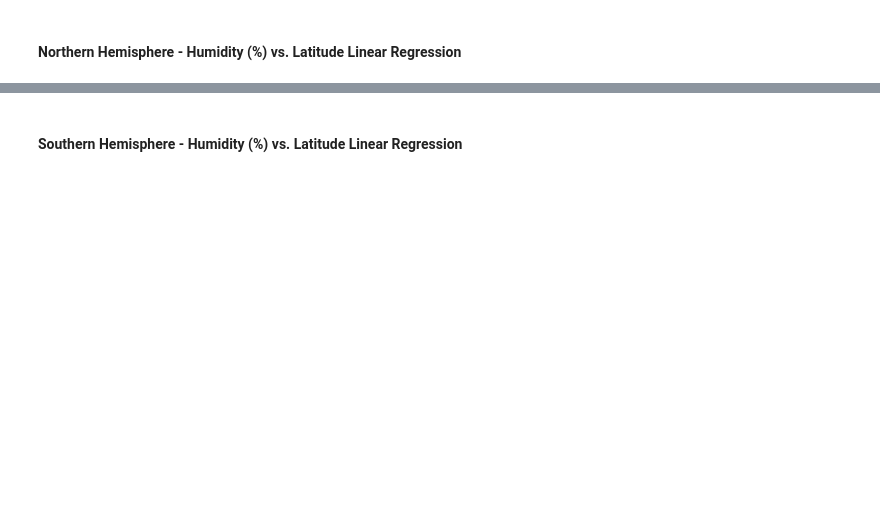
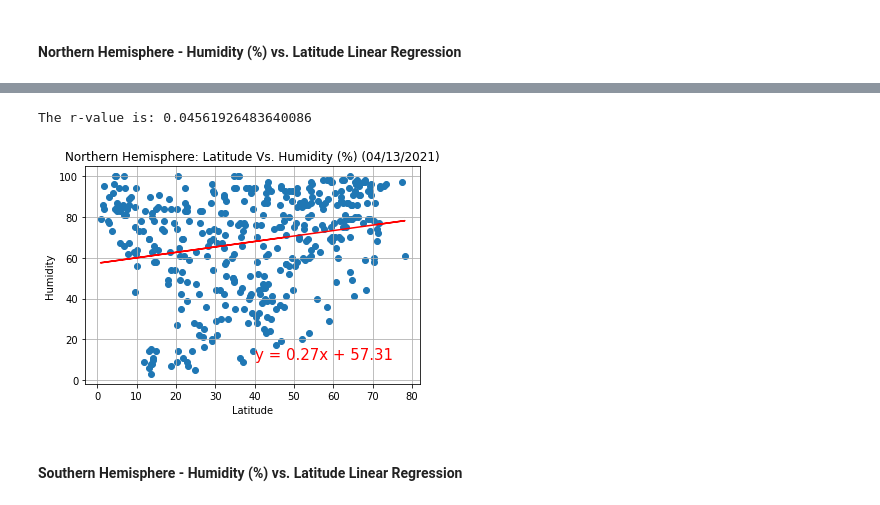
Before and after one commit to Trumane12311/python-api-challenge, a Jupyter notebook: starter_code/WeatherPy.ipynb, the cells around one changed output, grey strips where cells are left out. Saved outputs shown, nothing was run; the diff lists cells and outputs as text; code cells hidden in the pictures; blank space fills up the shorter version.

```diff
--- a/starter_code/WeatherPy.ipynb
+++ b/starter_code/WeatherPy.ipynb
@@ -300,0 +339,3 @@ The r-value is: 0.000543987878808455
+# %%
+n_hemisphere_hd = weather_df.loc[weather_df['Latitude'] >= 0, ['Humidity', 'Latitude']]
+n_hemisphere_hd
@@ -301,2 +356,20 @@ The r-value is: 0.000543987878808455
+# %%
+n_hemisphere_hd.plot(kind="scatter", x="Latitude", y="Humidity", alpha=0.4)
+x_values = n_hemisphere_hd['Latitude']
+y_values = n_hemisphere_hd['Humidity']
+(slope, intercept, rvalue, pvalue, stderr) = linregress(x_values, y_values)
+regress_values = x_values * slope + intercept
+line_eq = "y = " + str(round(slope,2)) + "x + " + str(round(intercept,2))
+plt.scatter(x_values,y_values)
+plt.plot(x_values,regress_values,"r-")
+r2 = rvalue**2
+print("The r-value is: " f'{r2}')
+plt.annotate(line_eq,(40,10),fontsize=15,color="red")
+plt.title("Northern Hemisphere: Latitude Vs. Humidity (%) (04/13/2021)")
+plt.grid()
+plt.show()
+# %% [output]
+The r-value is: 0.04561926483640086
+[figure, added]
 # %% [markdown]
 ####  Southern Hemisphere - Humidity (%) vs. Latitude Linear Regression
```
Also changed, not shown: parts of 42 cells of this notebook.
